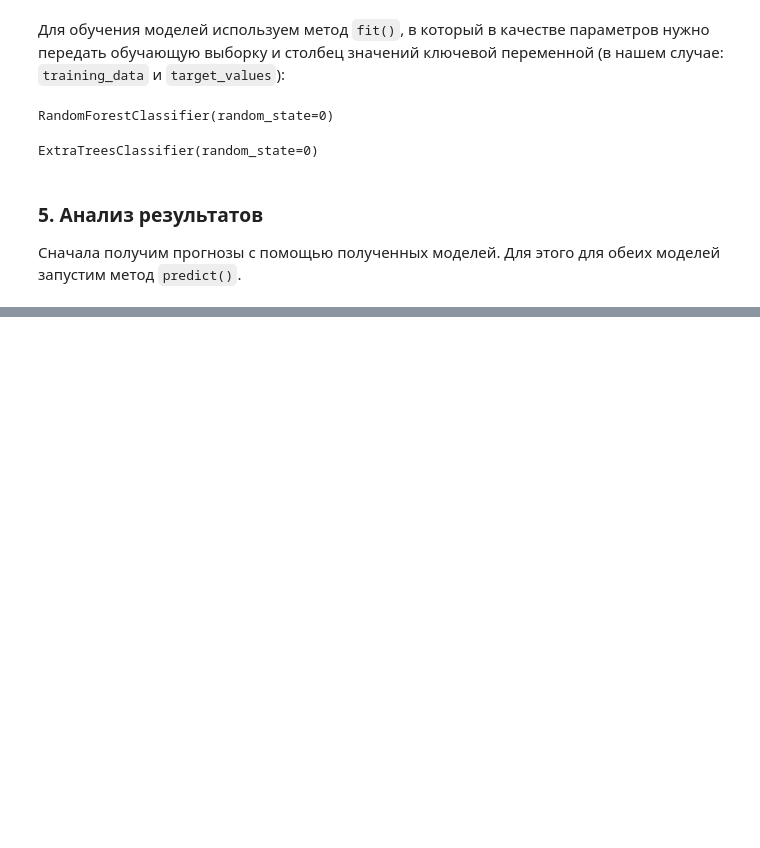
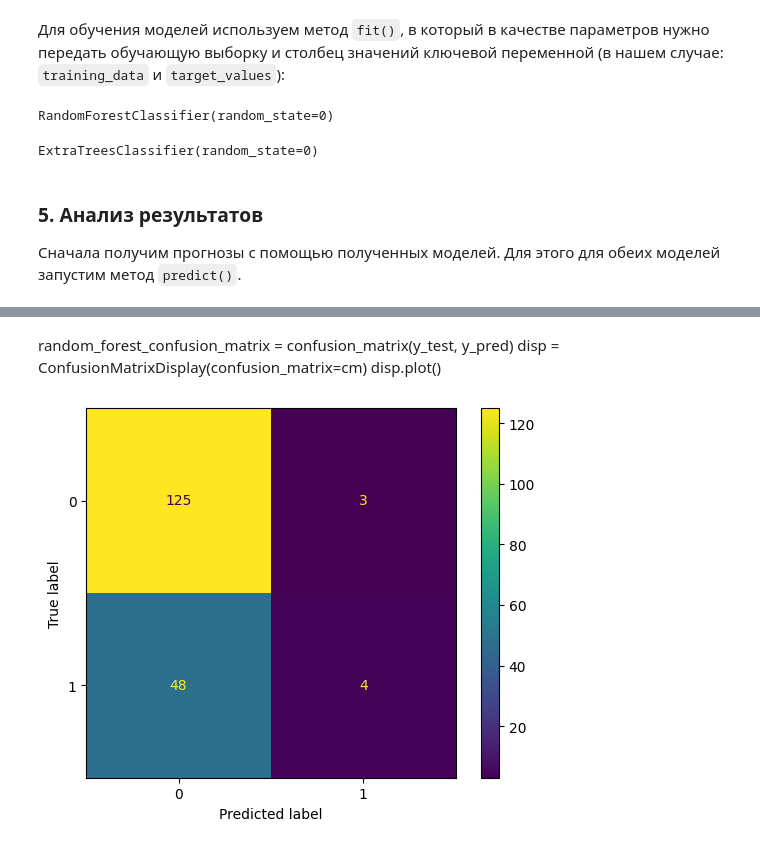
Before and after one commit to bahtey101/credit-scoring, a Jupyter notebook: 7th-semester/credit_scoring.ipynb, the cells around one changed output, grey strips where cells are left out. Saved outputs shown, nothing was run; the diff lists cells and outputs as text; code cells hidden in the pictures; blank space fills up the shorter version.

```diff
--- a/7th-semester/credit_scoring.ipynb
+++ b/7th-semester/credit_scoring.ipynb
@@ -441,12 +457,11 @@ class DecisionTree:
         return probabilities, classes
 # %%
 class RandomForest:
-    def __init__(self, n_estimators=100, max_depth=None, max_features=1.0,
-                 n_jobs=-1, random_state=0, ccp_alpha=0.0):
+    def __init__(self, n_estimators=100, max_depth=None, max_features=0.0,
+                  random_state=0, ccp_alpha=0.0):
         self.n_estimators = n_estimators
         self.max_depth = max_depth
         self.max_features = max_features
-        self.n_jobs = n_jobs
 
         self.ccp_alpha = ccp_alpha
         self.trained_trees = []
@@ -466,8 +481,6 @@ class RandomForest:
 
 
     def _build_tree(self, X, y):
-        # tree = DecisionTreeClassifier(max_depth=self.max_depth,
-        #                               ccp_alpha=self.ccp_alpha)
         tree = DecisionTree(max_depth=self.max_depth,
                             ccp_alpha=self.ccp_alpha)
         return tree.fit(X, y)
@@ -489,13 +502,14 @@ class RandomForest:
         samples = np.asarray(samples)
 
         predictions = []
-
         for tree, feature_indexes in self.trained_trees_info:
             predictions.append(tree.predict(samples[:, feature_indexes]))
 
-        predictions = np.array(predictions).astype(int)
-
+        predictions = np.asarray(predictions, dtype=int)
         # Majority voting for final prediction
         final_prediction = np.apply_along_axis(lambda x: np.bincount(x).argmax(), axis=0, arr=predictions)
 
         return final_prediction
+
+
+random_forest_classifier = RandomForest()
@@ -537,0 +598,10 @@ sk_extra_trees_accuracy = accuracy_score(y1_test, sk_extra_trees_prediction)
+# %% [markdown]
+random_forest_confusion_matrix = confusion_matrix(y_test, y_pred)
+disp = ConfusionMatrixDisplay(confusion_matrix=cm)
+disp.plot()
+# %%
+random_forest_confusion_matrix = confusion_matrix(y1_test, random_forest_prediction)
+disp = ConfusionMatrixDisplay(confusion_matrix=random_forest_confusion_matrix)
+disp.plot();
+# %% [output]
+[figure, added]
```
Also changed, not shown: parts of 15 cells of this notebook, 1 other file.
